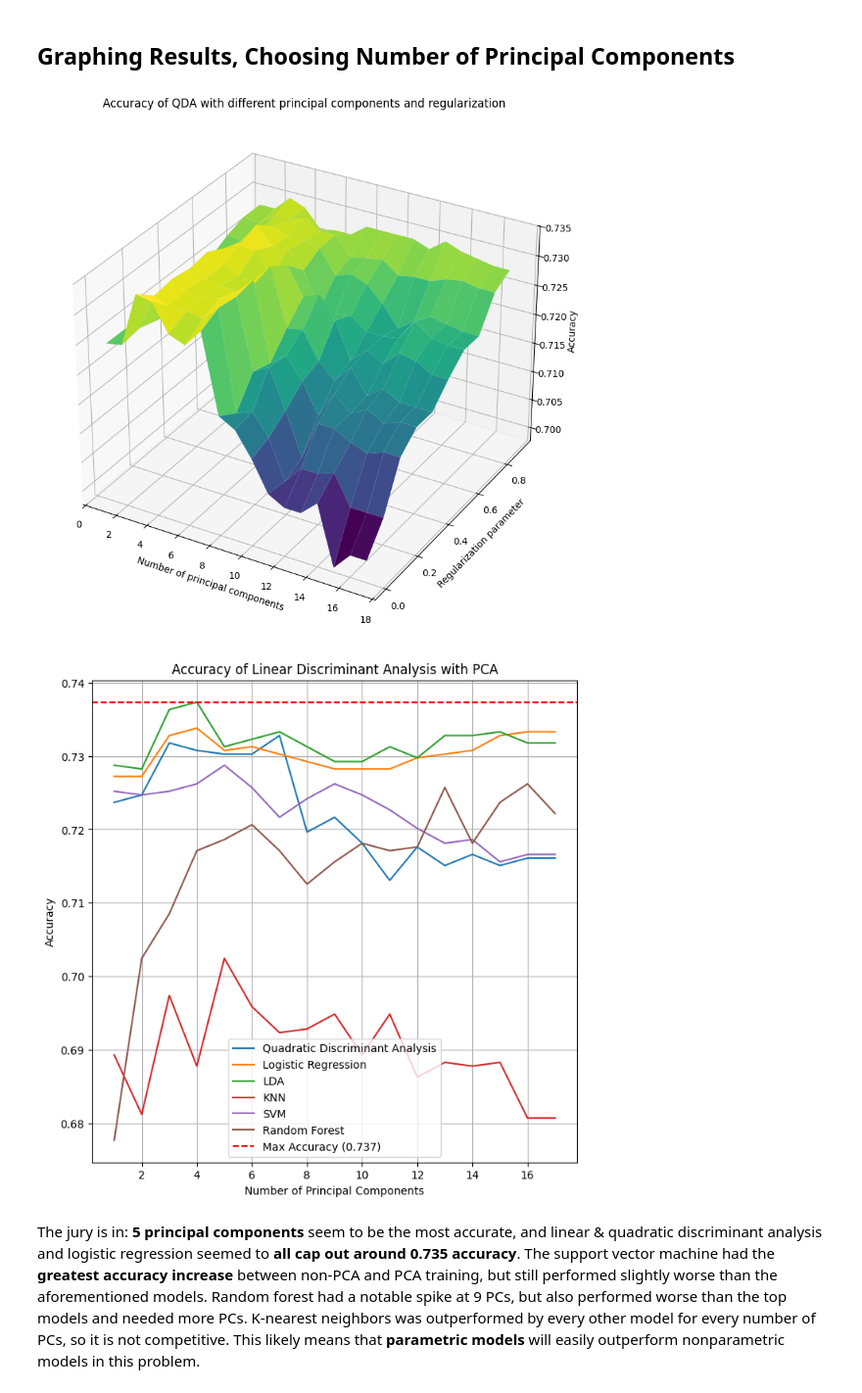
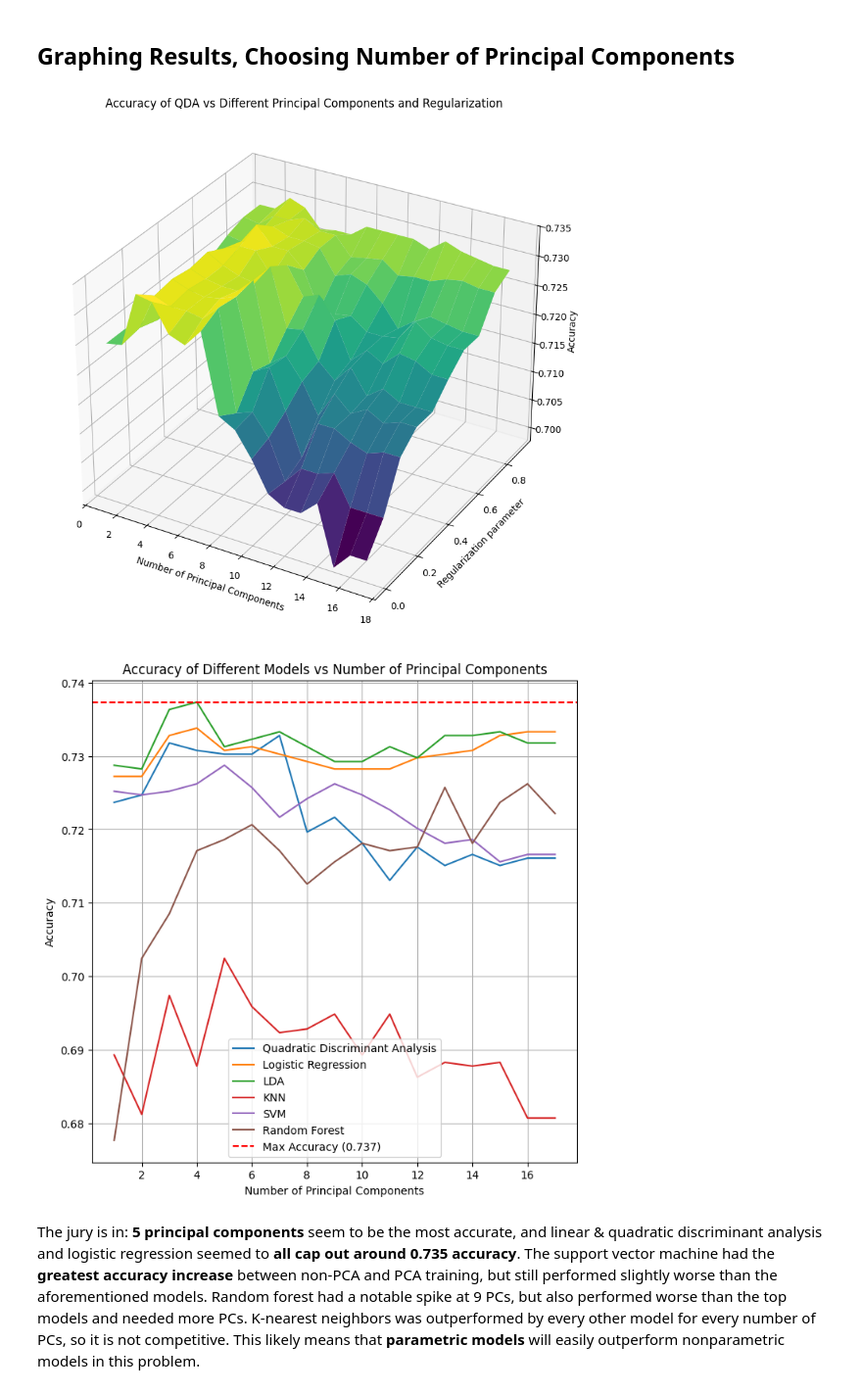
Before and after one commit to samlowe106/LeagueOfLosers, a Jupyter notebook: notebooks/2 PCA Supervised Learning.ipynb, the cells around one changed output. Shown: that part at 98% size. Cells and saved outputs as stored; diff of their text form; code cells hidden in the pictures.

Commit message:
Ran notebooks again and generated graphics

```diff
--- a/notebooks/2 PCA Supervised Learning.ipynb
+++ b/notebooks/2 PCA Supervised Learning.ipynb
@@ -204,8 +204,8 @@ fig = plt.figure()
 ax = fig.add_subplot(projection='3d')
 fig.set_size_inches(10, 10)
 
-ax.set_title("Accuracy of QDA with different principal components and regularization")
-ax.set_xlabel("Number of principal components")
+ax.set_title("Accuracy of QDA vs Different Principal Components and Regularization")
+ax.set_xlabel("Number of Principal Components")
 ax.set_ylabel("Regularization parameter")
 ax.set_zlabel("Accuracy")
 # zorder isn't working for some reason
@@ -213,26 +213,26 @@ ax.set_zlabel("Accuracy")
 ax.plot_surface(X, Y, Z, cmap='viridis', zorder=1)
 plt.show()
 # %% [output]
-[figure, old version]
+[figure, new version]
 # %%
 fig = plt.figure()
 fig.set_size_inches(8, 8)
 
 plt.plot(range(1, pca.n_components_+1), Z[QDA_max_accuracy_params[0]], label="Quadratic Discriminant Analysis")
 for name, model_data in models.items():
     plt.plot(range(1, pca.n_components_+1), model_data.accuracies, label=name)
 plt.grid()
 plt.xlabel("Number of Principal Components")
 plt.ylabel("Accuracy")
-plt.title("Accuracy of Linear Discriminant Analysis with PCA")
+plt.title("Accuracy of Different Models vs Number of Principal Components")
 
 # plot horizontal line for max accuracy
 max_accuracy = max([model_data.max_accuracy for model_data in models.values()] + [QDA_max_accuracy])
 plt.axhline(max_accuracy, color='r', linestyle='--', label=f"Max Accuracy ({max_accuracy:.3f})")
 plt.legend()
 plt.show()
 # %% [output]
-[figure, old version]
+[figure, new version]
 # %% [markdown]
 The jury is in: **5 principal components** seem to be the most accurate, and linear & quadratic discriminant analysis and logistic regression seemed to **all cap out around 0.735 accuracy**. The support vector machine had the **greatest accuracy increase** between non-PCA and PCA training, but still performed slightly worse than the aforementioned models. Random forest had a notable spike at 9 PCs, but also performed worse than the top models and needed more PCs. K-nearest neighbors was outperformed by every other model for every number of PCs, so it is not competitive. This likely means that **parametric models** will easily outperform nonparametric models in this problem.
 # %% [markdown]
```
Also changed, not shown: 1 other file.
